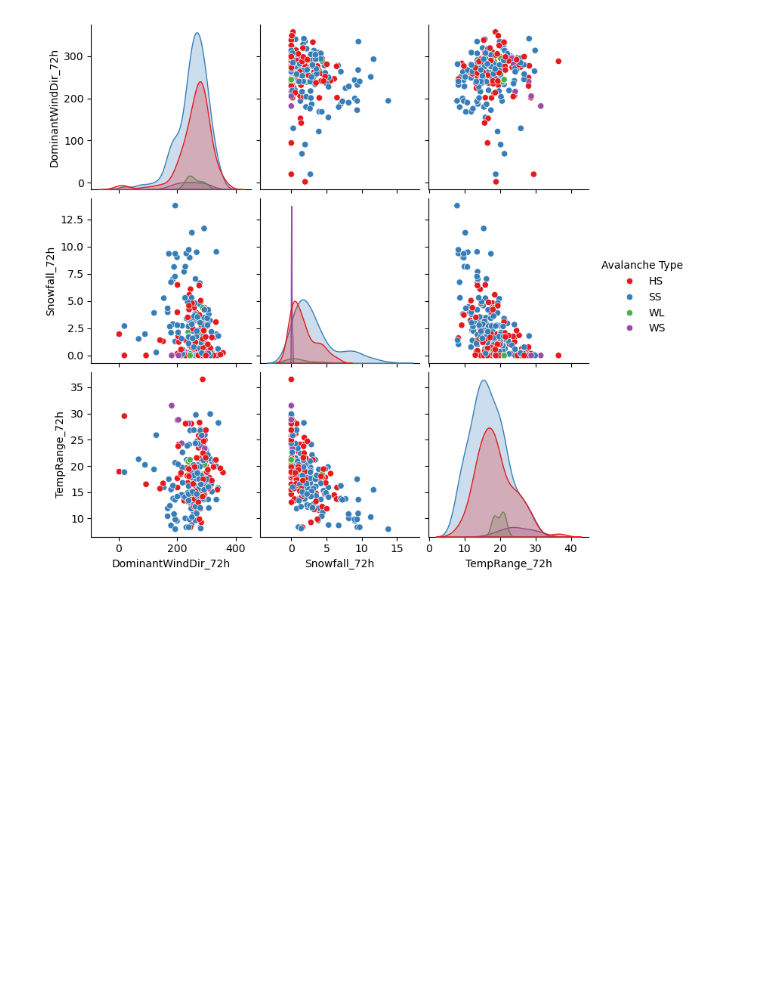
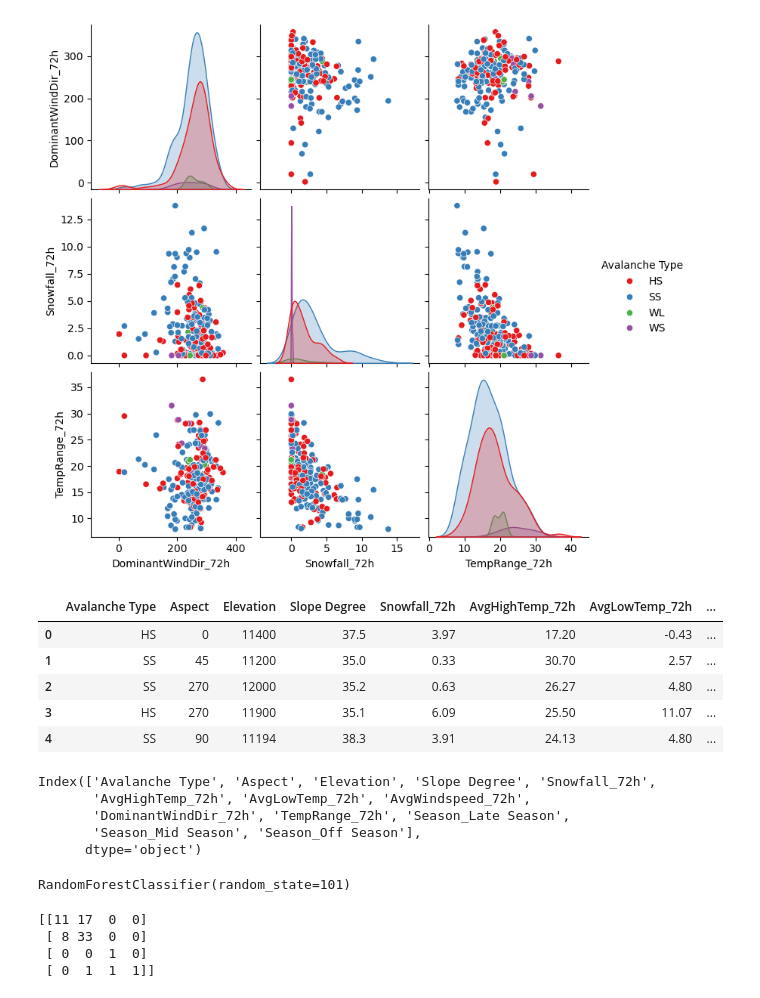
Before and after one commit to GrantSchumacher/avalanche-ml-project, a Jupyter notebook: notebooks/avalanche_ml.ipynb, the cells around one changed output. Cells and saved outputs as stored; diff of their text form; code cells hidden in the pictures; blank space fills up the shorter version.

```diff
--- a/notebooks/avalanche_ml.ipynb
+++ b/notebooks/avalanche_ml.ipynb
@@ -833,3 +833,45 @@ sns.pairplot(
 # %% [output]
 <seaborn.axisgrid.PairGrid at 0x...>
 [figure]
+# %%
+#Create encoded dataframe
+
+avalanche_df_encoded = pd.get_dummies(avalanche_df, columns = ['Season'], drop_first = True)
+
+avalanche_df_encoded.head()
+# %% [output]
+|  | Avalanche Type | Aspect | Elevation | Slope Degree | Snowfall_72h | AvgHighTemp_72h | AvgLowTemp_72h | ... |
+| 0 | HS | 0 | 11400 | 37.5 | 3.97 | 17.20 | -0.43 | ... |
+| 1 | SS | 45 | 11200 | 35.0 | 0.33 | 30.70 | 2.57 | ... |
+| 2 | SS | 270 | 12000 | 35.2 | 0.63 | 26.27 | 4.80 | ... |
+| 3 | HS | 270 | 11900 | 35.1 | 6.09 | 25.50 | 11.07 | ... |
+| 4 | SS | 90 | 11194 | 38.3 | 3.91 | 24.13 | 4.80 | ... |
+# %%
+avalanche_df_encoded.columns
+# %% [output]
+Index(['Avalanche Type', 'Aspect', 'Elevation', 'Slope Degree', 'Snowfall_72h',
+       'AvgHighTemp_72h', 'AvgLowTemp_72h', 'AvgWindspeed_72h',
+       'DominantWindDir_72h', 'TempRange_72h', 'Season_Late Season',
+       'Season_Mid Season', 'Season_Off Season'],
+      dtype='object')
+# %%
+from sklearn.model_selection import train_test_split
+from sklearn.ensemble import RandomForestClassifier
+from sklearn.metrics import classification_report, confusion_matrix
+
+#Y target:
+y = avalanche_df_encoded['Avalanche Type']
+
+#X features:
+X = avalanche_df_encoded[['Aspect', 'Elevation', 'Slope Degree', 'Snowfall_72h',
+       'AvgHighTemp_72h', 'AvgLowTemp_72h', 'AvgWindspeed_72h',
+       'DominantWindDir_72h', 'TempRange_72h', 'Season_Late Season',
+       'Season_Mid Season', 'Season_Off Season']]
+
+#Create the splits. I chose to first try 70/30 to get a more stable and reliable performance estimate
+X_train, X_test, y_train, y_test = train_test_split(X, y, test_size=0.30, random_state=101)
+
+rfc = RandomForestClassifier(n_estimators = 100, random_state=101)
+rfc.fit(X_train, y_train)
+# %% [output]
+RandomForestClassifier(random_state=101)
@@ -835,0 +880,7 @@ sns.pairplot(
+# %%
+print(confusion_matrix(y_test, rfc_pred))
+# %% [output]
+[[11 17  0  0]
+ [ 8 33  0  0]
+ [ 0  0  1  0]
+ [ 0  1  1  1]]
```
Also changed, not shown: parts of 7 cells of this notebook.
